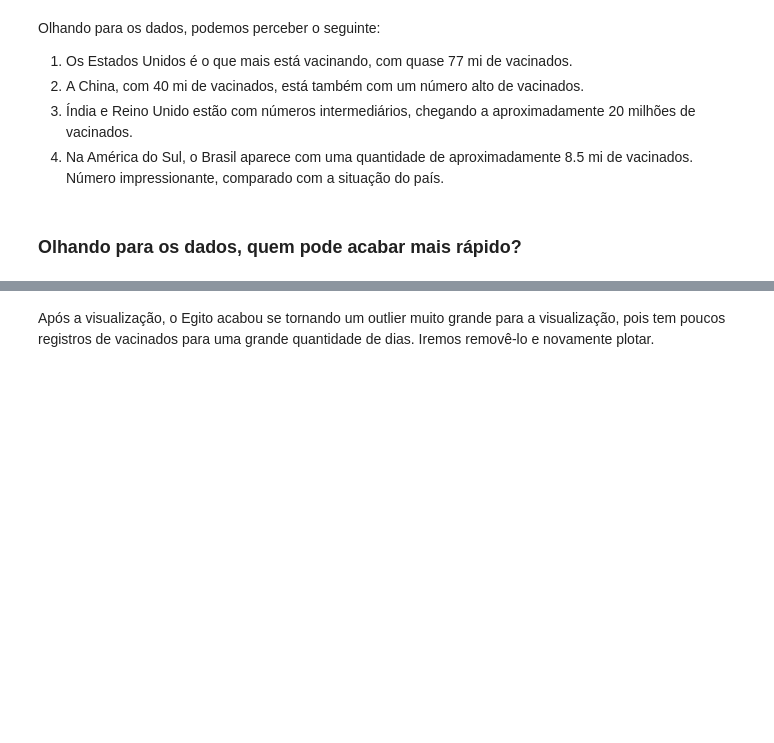
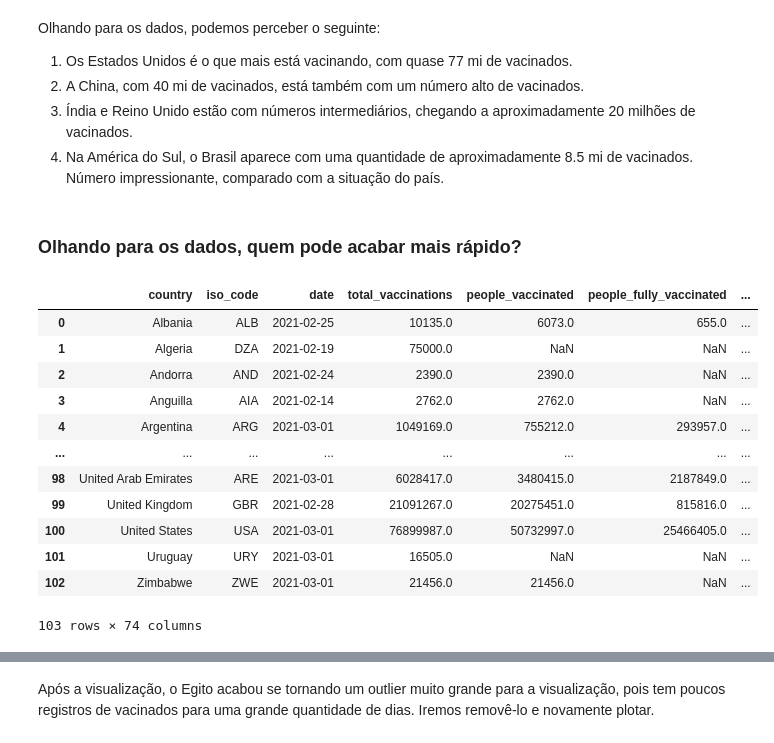
Before and after one commit to hitallocavas/covid-19-data-analysis, a Jupyter notebook: covid_19_analisys.ipynb, the cells around one changed output, grey strips where cells are left out. Cells and saved outputs as stored; diff of their text form; code cells hidden in the pictures; blank space fills up the shorter version.

```diff
--- a/covid_19_analisys.ipynb
+++ b/covid_19_analisys.ipynb
@@ -1905,6 +1905,22 @@ Olhando para os dados, podemos perceber o seguinte:
 4. Na América do Sul, o Brasil aparece com uma quantidade de aproximadamente 8.5 mi de vacinados. Número impressionante, comparado com a situação do país.
 # %% [markdown]
 ### Olhando para os dados, quem pode acabar mais rápido?
+# %%
+country_profiles_vaccination
+# %% [output]
+|  | country | iso_code | date | total_vaccinations | people_vaccinated | people_fully_vaccinated | ... |
+| 0 | Albania | ALB | 2021-02-25 | 10135.0 | 6073.0 | 655.0 | ... |
+| 1 | Algeria | DZA | 2021-02-19 | 75000.0 | NaN | NaN | ... |
+| 2 | Andorra | AND | 2021-02-24 | 2390.0 | 2390.0 | NaN | ... |
+| 3 | Anguilla | AIA | 2021-02-14 | 2762.0 | 2762.0 | NaN | ... |
+| 4 | Argentina | ARG | 2021-03-01 | 1049169.0 | 755212.0 | 293957.0 | ... |
+| ... | ... | ... | ... | ... | ... | ... | ... |
+| 98 | United Arab Emirates | ARE | 2021-03-01 | 6028417.0 | 3480415.0 | 2187849.0 | ... |
+| 99 | United Kingdom | GBR | 2021-02-28 | 21091267.0 | 20275451.0 | 815816.0 | ... |
+| 100 | United States | USA | 2021-03-01 | 76899987.0 | 50732997.0 | 25466405.0 | ... |
+| 101 | Uruguay | URY | 2021-03-01 | 16505.0 | NaN | NaN | ... |
+| 102 | Zimbabwe | ZWE | 2021-03-01 | 21456.0 | 21456.0 | NaN | ... |
+103 rows × 74 columns
 # %%
 country_profiles_vaccination = pd.merge(country_profiles_vaccination,country_vaccinations[['country', 'date']].groupby('country').count(), on='country')
 # %%
```
Also changed, not shown: parts of 3 cells of this notebook.
